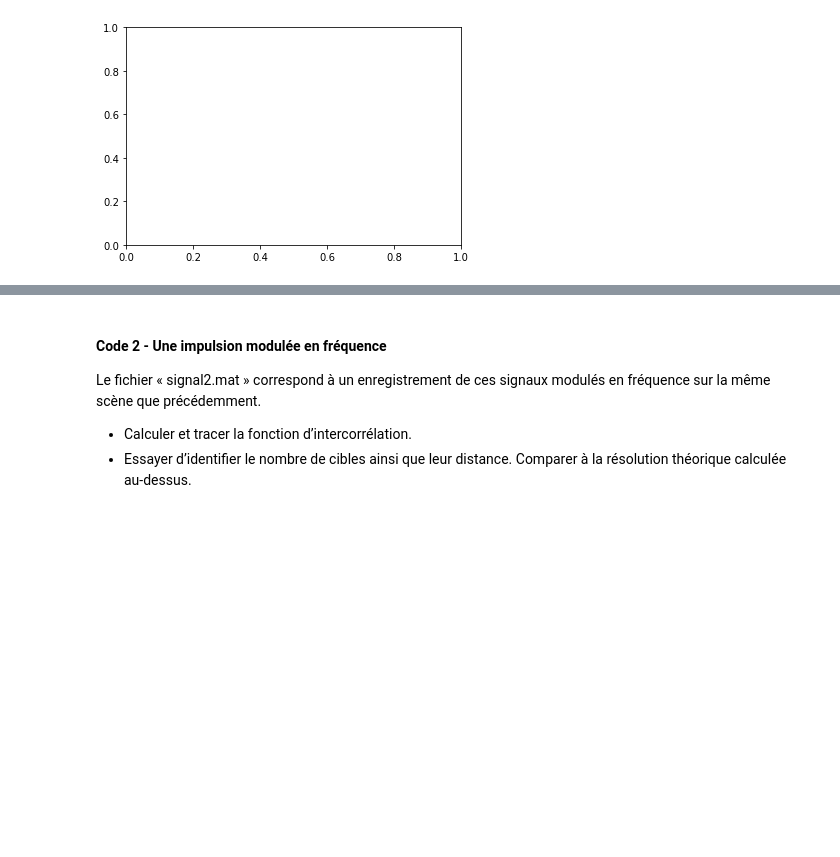
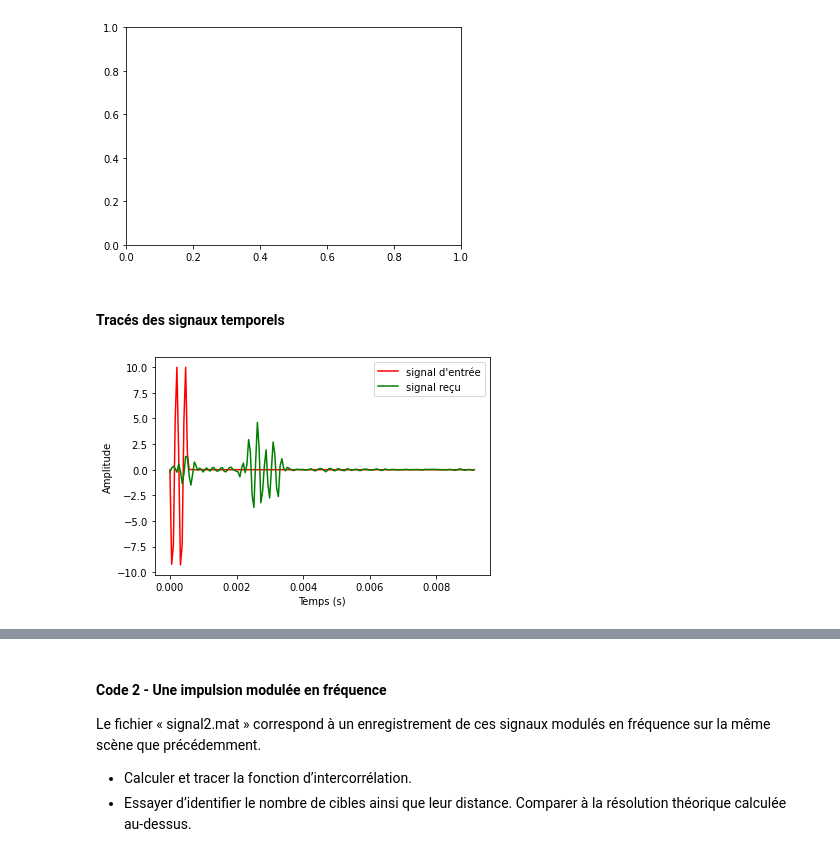
Before and after one commit to martin5555555555/traitementdusignal, a Jupyter notebook: mini_projet_radar.ipynb, the cells around one changed output, grey strips where cells are left out. Cells and saved outputs as stored; diff of their text form; code cells hidden in the pictures; blank space fills up the shorter version.

```diff
--- a/mini_projet_radar.ipynb
+++ b/mini_projet_radar.ipynb
@@ -350,3 +367,17 @@ plt.title(None)
 # %% [output]
 ValueError: x, y, and format string must not be None
 [figure]
+# %% [markdown]
+#### Tracés des signaux temporels
+# %%
+#la partie réelle du signal analytique correspond au signal temporel original
+
+T = d[0]/c
+plt.plot(T, e.real, color = 'red', )
+plt.plot(T, r.real, color = 'green')
+plt.legend({"signal d'entrée", "signal reçu"})
+plt.xlabel('Temps (s)')
+plt.ylabel('Amplitude')
+plt.show()
+# %% [output]
+[figure, added]
```
Also changed, not shown: parts of 13 cells of this notebook.
